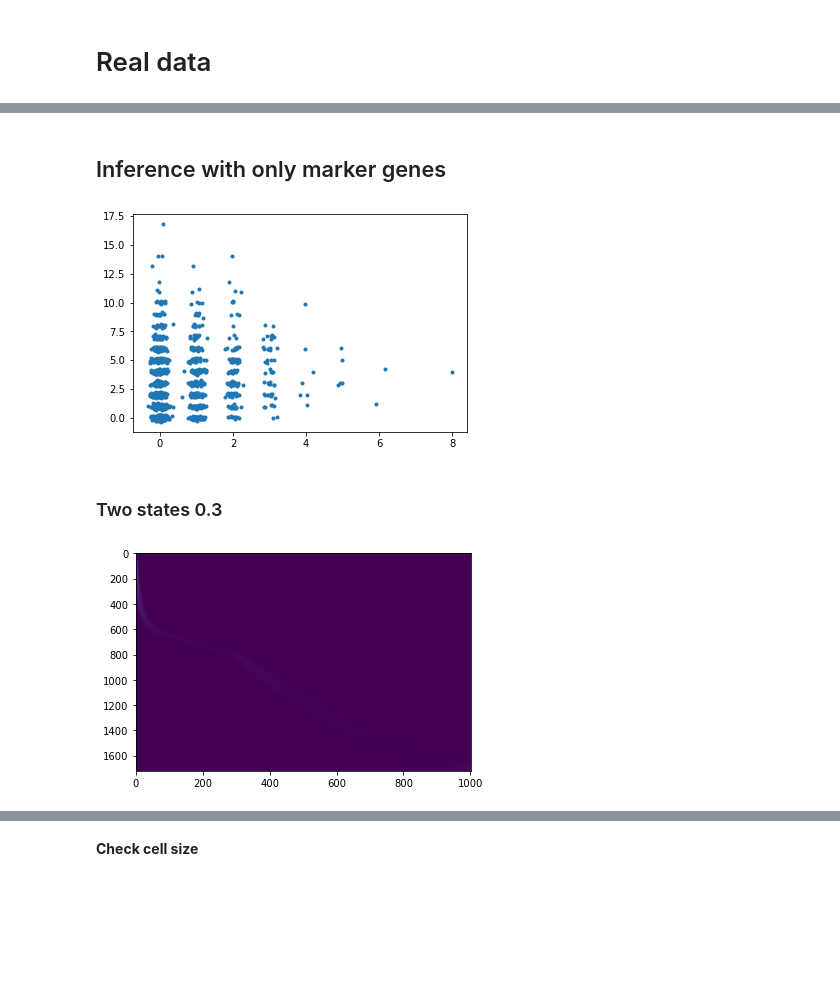
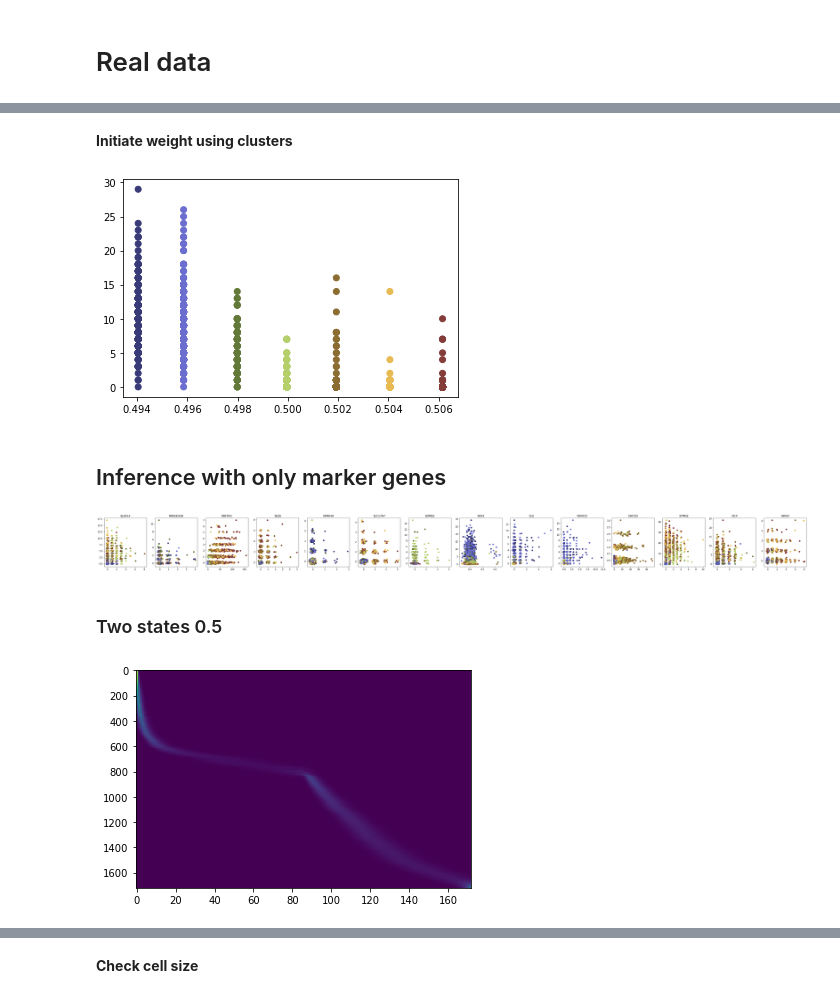
Before and after one commit to pachterlab/FGP_2024, a Jupyter notebook: forebrain.ipynb, the cells around one changed output, grey strips where cells are left out. Cells and saved outputs as stored; diff of their text form; code cells hidden in the pictures; blank space fills up the shorter version.

```diff
--- a/forebrain.ipynb
+++ b/forebrain.ipynb
@@ -135,0 +107,6 @@ Index(['FAM138A', 'RP11-34P13.7', 'RP11-34P13.8', 'AL627309.1',
+# %%
+import scanpy
+
+adata = scanpy.read('data/hgForebrainGlut.loom')
+adata.var_names_make_unique
+adata
@@ -135,0 +120,5 @@ Index(['FAM138A', 'RP11-34P13.7', 'RP11-34P13.8', 'AL627309.1',
+# %%
+clusters = adata.obs["Clusters"]
+Clusters = set(clusters)
+print(Clusters)
+colors20 = np.vstack((plt.cm.tab20b(np.linspace(0., 1, 20))[::2], plt.cm.tab20c(np.linspace(0, 1, 20))[1::2]))
@@ -136,3 +136,16 @@ Index(['FAM138A', 'RP11-34P13.7', 'RP11-34P13.8', 'AL627309.1',
+# %% [markdown]
+**Initiate weight using clusters**
+# %%
+m=172
+t_grids=np.linspace(0,1,m)
+weight0 = np.ones((adata.n_obs,m))
+for i in Clusters:
+    idx = clusters.isin([i])
+    weight0[idx,int(i*m/7):int((i+1)*m/7)] += 0.1
+weight0=weight0/weight0.sum(axis=1,keepdims=True)
+plt.scatter(np.sum(t_grids[None,:]*weight0,axis=1),s,c=colors20[np.mod(clusters, 20)]);
+# %% [output]
+[figure, added]
 # %% [markdown]
 ## Inference with only marker genes
 # %%
@@ -141,16 +154,18 @@ marker_genes=["SOX2","SLC17A7","EOMES","CLU","FBXO32",
        "STMN2", "FAM64A","ELAVL4","RNASEH2B"]
 marker_idx=adata.var_names.isin(marker_genes)
 gene_list=adata.var_names[marker_idx]
-u=adata.layers["unspliced"][:,idx].toarray()
-s=adata.layers["spliced"][:,idx].toarray()
+u=adata.layers["unspliced"][:,marker_idx].toarray()
+s=adata.layers["spliced"][:,marker_idx].toarray()
 n,p=np.shape(s)
 X=np.zeros((n,p,2))
 X[:,:,0]=u
 X[:,:,1]=s
 # %%
-j=0
-plt.plot(X[:,j,0]+np.random.normal(scale=0.1,size=n),X[:,j,1]+np.random.normal(scale=0.1,size=n),'.');
+fig, ax = plt.subplots(1,14,figsize=(4*14,4))
+for j in range(14):
+    ax[j].scatter(X[:,j,0]+np.random.normal(scale=0.1,size=n),X[:,j,1]+np.random.normal(scale=0.1,size=n),c=colors20[np.mod(clusters, 20)]);
+    ax[j].set_title(gene_list[j]);
 # %% [output]
-[figure, old version]
+[figure, new version]
 # %% [markdown]
-### Two states 0.3
+### Two states 0.5
@@ -159,4 +178,4 @@ theta_hat, weight = traj_EM(X,tau=(0,0.3,1), m=1001, epoch=20, parallel=True, n_
 # %%
-plot_t(weight)
+plot_t(weight_m)
 # %% [output]
-[figure, old version]
+[figure, new version]
```
Also changed, not shown: parts of 53 cells of this notebook, 16 other files.
